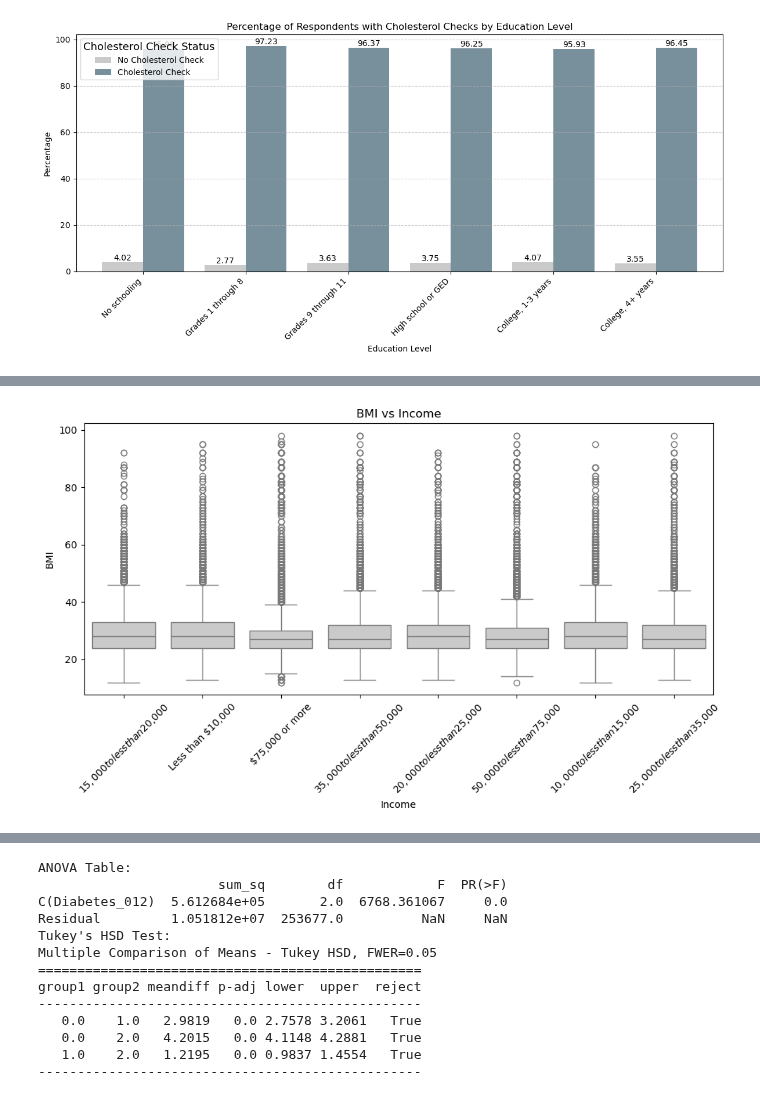
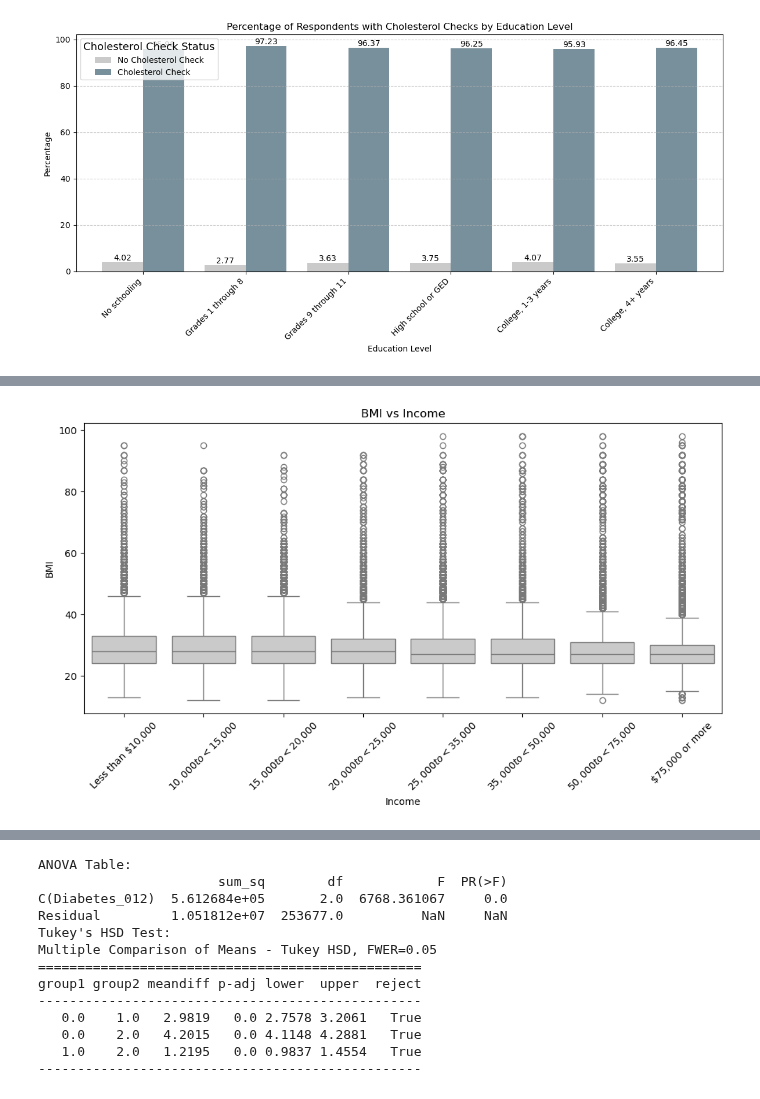
Before and after one commit to williamlevine/project-one, a Jupyter notebook: main_notebook.ipynb, the cells around one changed output, grey strips where cells are left out. Saved outputs shown, nothing was run; the diff lists cells and outputs as text; code cells hidden in the pictures.

```diff
--- a/main_notebook.ipynb
+++ b/main_notebook.ipynb
@@ -2576,16 +2618,16 @@ df_trimmed['Income'] = pd.Categorical(df_trimmed['Income'].map(income_labels), c
 # %%
 plt.figure(figsize=(10, 6))
 sns.boxplot(x='Income', y='BMI', data=diabetes_df, hue='Income', palette=['#CACACA'])
 plt.title('BMI vs Income')
 plt.xlabel('Income')
 plt.ylabel('BMI')
-plt.xticks(rotation=45)
+plt.xticks(ticks = range(len(income_order)), labels = income_order, rotation=45)
 plt.legend([], [], frameon=False)  # Hide the legend
 plt.tight_layout()  # Adjust layout to ensure everything fits
-plt.savefig('BMI_vs_Income.png')  # Save as PNG file
+plt.savefig('Images/BMI_vs_Income.png')  # Save as PNG file
 plt.show()
 # %% [output]
-[figure, old version]
+[figure, new version]
 # %%
 plt.figure(figsize=(10, 6))
 sns.boxplot(x='Education', y='BMI', data=diabetes_df, hue='Education', palette=['#78909C'])
```
Also changed, not shown: parts of 93 cells of this notebook, 14 other files.
